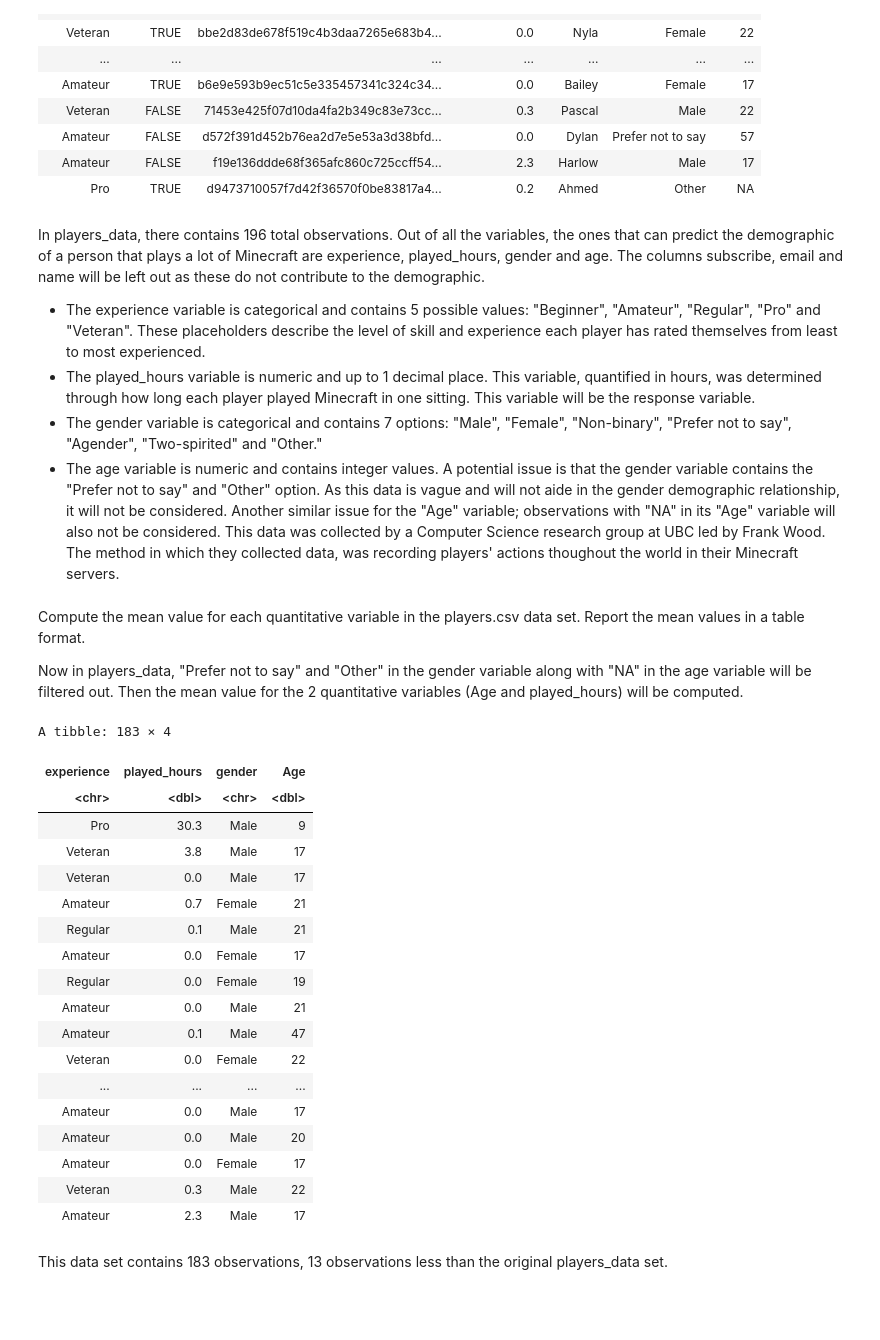
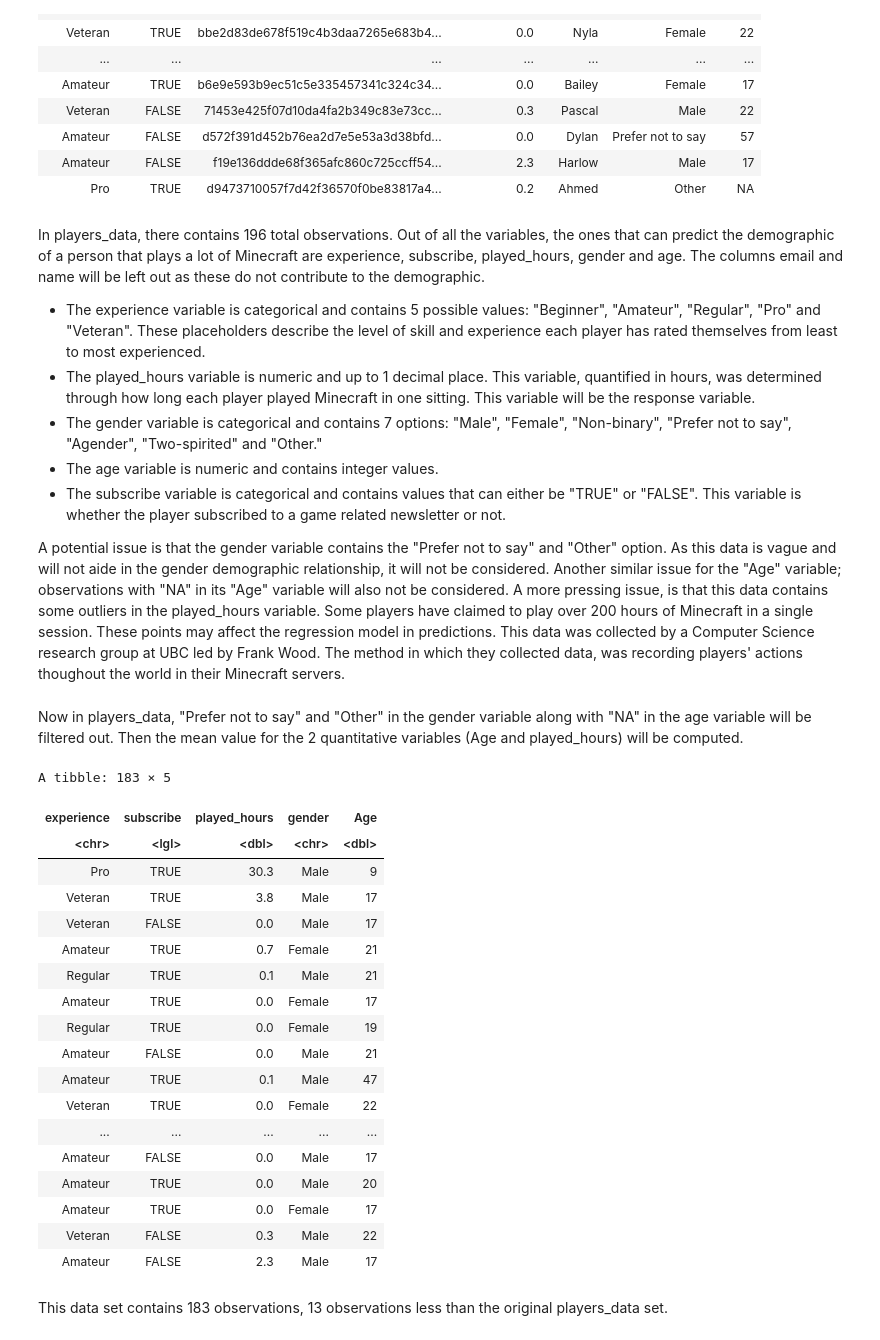
Before and after one commit to john13243/Data-Science-Group-Project-Individual-Portion-16, a Jupyter notebook: port.ipynb, the cells around one changed output. Saved outputs shown, nothing was run; the diff lists cells and outputs as text; code cells hidden in the pictures; blank space fills up the shorter version.

```diff
--- a/port.ipynb
+++ b/port.ipynb
@@ -50,45 +50,44 @@ A spec_tbl_df: 196 × 7
 | Amateur | FALSE | f19e136ddde68f365afc860c725ccff54... | 2.3 | Harlow | Male | 17 |
 | Pro | TRUE | d9473710057f7d42f36570f0be83817a4... | 0.2 | Ahmed | Other | NA |
 # %% [markdown]
-In players_data, there contains 196 total observations. Out of all the variables, the ones that can predict the demographic of a person that plays a lot of Minecraft are experience, played_hours, gender and age. The columns subscribe, email and name will be left out as these do not contribute to the demographic.
+In players_data, there contains 196 total observations. Out of all the variables, the ones that can predict the demographic of a person that plays a lot of Minecraft are experience, subscribe, played_hours, gender and age. The columns email and name will be left out as these do not contribute to the demographic.
 - The experience variable is categorical and contains 5 possible values: "Beginner", "Amateur", "Regular", "Pro" and "Veteran". These placeholders describe the level of skill and experience each player has rated themselves from least to most experienced.
 - The played_hours variable is numeric and up to 1 decimal place. This variable, quantified in hours, was determined through how long each player played Minecraft in one sitting. This variable will be the response variable.
 - The gender variable is categorical and contains 7 options: "Male", "Female", "Non-binary", "Prefer not to say", "Agender", "Two-spirited" and "Other."
 - The age variable is numeric and contains integer values.
-A potential issue is that the gender variable contains the "Prefer not to say" and "Other" option. As this data is vague and will not aide in the gender demographic relationship, it will not be considered. Another similar issue for the "Age" variable; observations with "NA" in its "Age" variable will also not be considered.
+- The subscribe variable is categorical and contains values that can either be "TRUE" or "FALSE". This variable is whether the player subscribed to a game related newsletter or not.
+
+A potential issue is that the gender variable contains the "Prefer not to say" and "Other" option. As this data is vague and will not aide in the gender demographic relationship, it will not be considered. Another similar issue for the "Age" variable; observations with "NA" in its "Age" variable will also not be considered. A more pressing issue, is that this data contains some outliers in the played_hours variable. Some players have claimed to play over 200 hours of Minecraft in a single session. These points may affect the regression model in predictions.
 This data was collected by a Computer Science research group at UBC led by Frank Wood. The method in which they collected data, was recording players' actions thoughout the world in their Minecraft servers.
 # %% [markdown]
-Compute the mean value for each quantitative variable in the players.csv data set. Report the mean values in a table format.
-
-
 Now in players_data, "Prefer not to say" and "Other" in the gender variable along with "NA" in the age variable will be filtered out. Then the mean value for the 2 quantitative variables (Age and played_hours) will be computed.
 # %%
 filtered_players <- players_data |>
     filter(gender != "Prefer not to say") |>
     filter(gender != "Other") |>
     filter(Age != "NA") |>
-    select(experience, played_hours, gender, Age)
+    select(experience, subscribe, played_hours, gender, Age)
 filtered_players
 # %% [output]
-A tibble: 183 × 4
+A tibble: 183 × 5
-| experience | played_hours | gender | Age |
-| <chr> | <dbl> | <chr> | <dbl> |
-| Pro | 30.3 | Male | 9 |
-| Veteran | 3.8 | Male | 17 |
-| Veteran | 0.0 | Male | 17 |
-| Amateur | 0.7 | Female | 21 |
-| Regular | 0.1 | Male | 21 |
-| Amateur | 0.0 | Female | 17 |
-| Regular | 0.0 | Female | 19 |
-| Amateur | 0.0 | Male | 21 |
-| Amateur | 0.1 | Male | 47 |
-| Veteran | 0.0 | Female | 22 |
-| ... | ... | ... | ... |
-| Amateur | 0.0 | Male | 17 |
-| Amateur | 0.0 | Male | 20 |
-| Amateur | 0.0 | Female | 17 |
-| Veteran | 0.3 | Male | 22 |
-| Amateur | 2.3 | Male | 17 |
+| experience | subscribe | played_hours | gender | Age |
+| <chr> | <lgl> | <dbl> | <chr> | <dbl> |
+| Pro | TRUE | 30.3 | Male | 9 |
+| Veteran | TRUE | 3.8 | Male | 17 |
+| Veteran | FALSE | 0.0 | Male | 17 |
+| Amateur | TRUE | 0.7 | Female | 21 |
+| Regular | TRUE | 0.1 | Male | 21 |
+| Amateur | TRUE | 0.0 | Female | 17 |
+| Regular | TRUE | 0.0 | Female | 19 |
+| Amateur | FALSE | 0.0 | Male | 21 |
+| Amateur | TRUE | 0.1 | Male | 47 |
+| Veteran | TRUE | 0.0 | Female | 22 |
+| ... | ... | ... | ... | ... |
+| Amateur | FALSE | 0.0 | Male | 17 |
+| Amateur | TRUE | 0.0 | Male | 20 |
+| Amateur | TRUE | 0.0 | Female | 17 |
+| Veteran | FALSE | 0.3 | Male | 22 |
+| Amateur | FALSE | 2.3 | Male | 17 |
 # %% [markdown]
 This data set contains 183 observations, 13 observations less than the original players_data set.
 # %%
```
Also changed, not shown: parts of 10 cells of this notebook.
